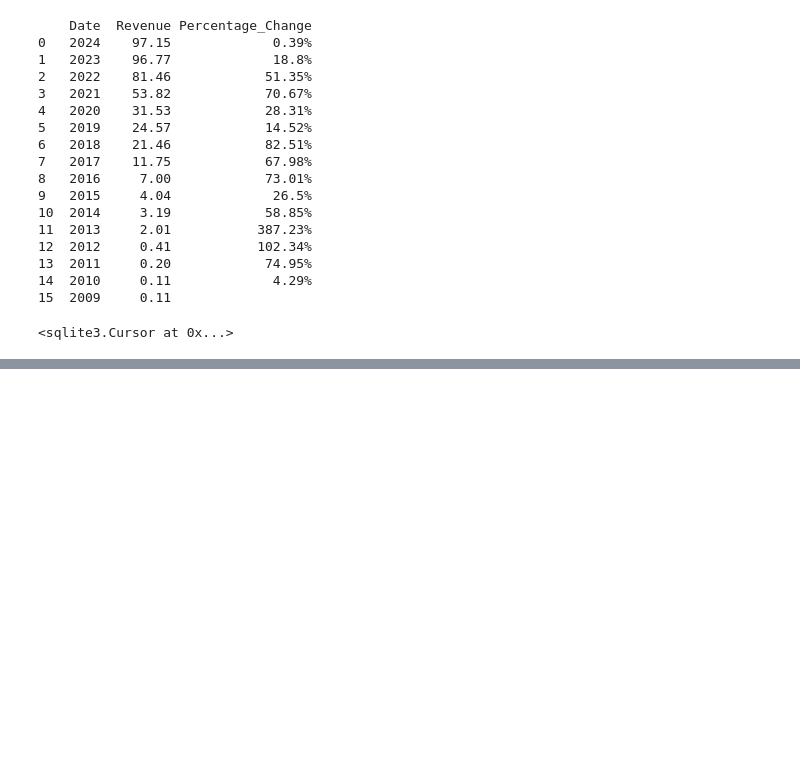
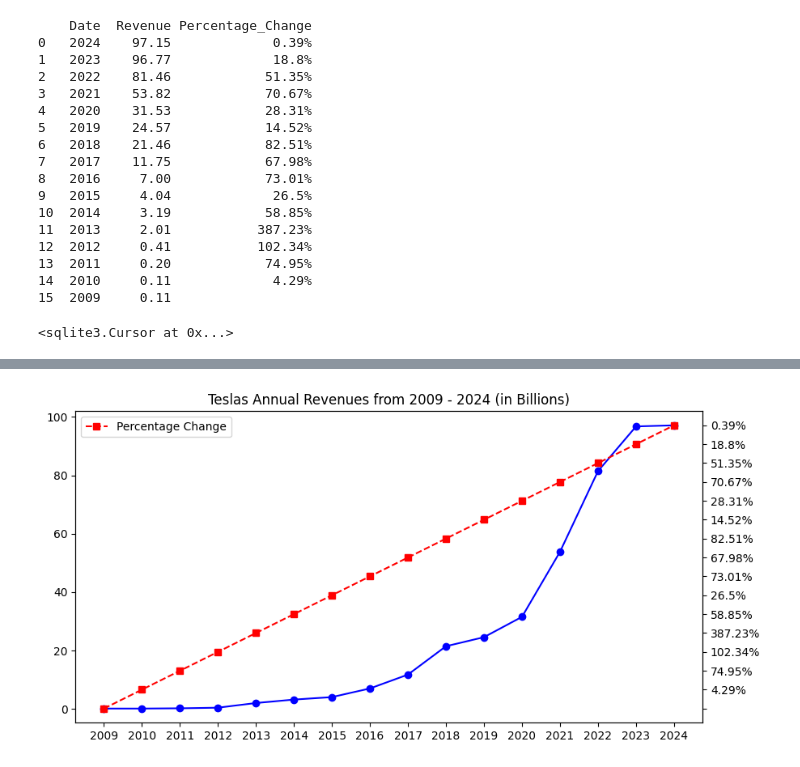
Before and after one commit to Dansah2/Dansah2_web-scraping-4GeeksProject, a Jupyter notebook: src/explore.ipynb, the cells around one changed output, grey strips where cells are left out. Drawn from its saved outputs; the diff is of its cells as text; code cells hidden in the pictures; blank space fills up the shorter version.

Commit message:
completing final plot

```diff
--- a/src/explore.ipynb
+++ b/src/explore.ipynb
@@ -119,3 +119,18 @@ OperationalError: database is locked
 # store (commit) the changes you have made to the database
 connection.commit()
 connection.close()
+# %%
+data_df = data_df.sort_values('Date')
+
+plt.figure(figsize=(10, 5))
+plt.plot(data_df['Date'], data_df['Revenue'], marker='o', label='Revenue', color='b')
+
+plt.twinx()
+plt.plot(data_df['Date'], data_df['Percentage_Change'], marker='s', linestyle='dashed', label='Percentage Change', color='r')
+
+plt.title('Teslas Annual Revenues from 2009 - 2024 (in Billions)')
+plt.xlabel('Year')
+plt.legend()
+plt.show()
+# %% [output]
+[figure, added]
```
Also changed, not shown: parts of 3 cells of this notebook, 2 other files.
